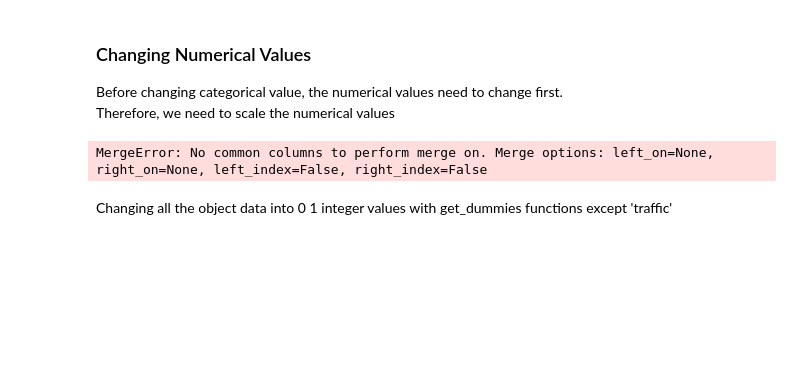
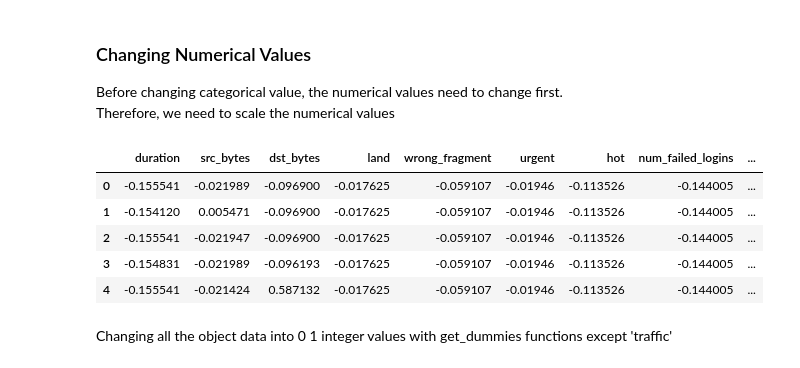
Before and after one commit to ClockWize171/network-traffic-analysis-tensorflow, a Jupyter notebook: kdd19-analysis.ipynb, the cells around one changed output. Drawn from its saved outputs; the diff is of its cells as text; code cells hidden in the pictures; blank space fills up the shorter version.

```diff
--- a/kdd19-analysis.ipynb
+++ b/kdd19-analysis.ipynb
@@ -222,26 +222,33 @@ Therefore, we need to scale the numerical values
 from sklearn.preprocessing import MinMaxScaler, StandardScaler
 standard_scaler = StandardScaler()
 
-# extracting numerical value from ex
+# extracting numerical value from dataframe
 num_cols_train = train_data.select_dtypes(include=['float64','int64']).columns
 num_cols_test = test_data.select_dtypes(include=['float64','int64']).columns
-obj_cols_train = train_data.select_dtypes(include=['object']).columns
-obj_cols_test = test_data.select_dtypes(include=['object']).columns
+obj_cols_train = train_data.select_dtypes(include=['object']).copy()
+obj_cols_test = test_data.select_dtypes(include=['object']).copy()
 
-scaled_train = standard_scaler.fit_transform(train_data.select_dtypes(include=['float64','int64']))
-scaled_test = standard_scaler.fit_transform(test_data.select_dtypes(include=['float64','int64']))
+# scaling numeric data
+scaled_num_train = standard_scaler.fit_transform(train_data.select_dtypes(include=['float64','int64']))
+scaled_num_test = standard_scaler.fit_transform(test_data.select_dtypes(include=['float64','int64']))
 
-# turn column the result back to a dataframe
-scaled_traindf = pd.DataFrame(scaled_train, columns = num_cols_train)
-scaled_testdf = pd.DataFrame(scaled_test, columns = num_cols_test)
+# turn into dataframe
+pd_scaled_num_train = pd.DataFrame(scaled_num_train, columns=num_cols_train)
+pd_scaled_num_test = pd.DataFrame(scaled_num_test, columns=num_cols_test)
 
-# turn row result back to a dataframe
-obj_cols_train = pd.DataFrame(obj_cols_train)
-
-train_data = scaled_traindf.merge(obj_cols_train, left_on=None, right_on=None)
-train_data.head(3)
+# merging both numeric data and object data
+train_data = pd.concat([obj_cols_train, pd_scaled_num_train], axis=1)
+test_data = pd.concat([obj_cols_test, pd_scaled_num_test], axis=1)
-# %% [output]
-MergeError: No common columns to perform merge on. Merge options: left_on=None, right_on=None, left_index=False, right_index=False
+# %%
+# train_data.describe()
+test_data.head()
+# %% [output]
+|  | duration | src_bytes | dst_bytes | land | wrong_fragment | urgent | hot | num_failed_logins | ... |
+| 0 | -0.155541 | -0.021989 | -0.096900 | -0.017625 | -0.059107 | -0.01946 | -0.113526 | -0.144005 | ... |
+| 1 | -0.154120 | 0.005471 | -0.096900 | -0.017625 | -0.059107 | -0.01946 | -0.113526 | -0.144005 | ... |
+| 2 | -0.155541 | -0.021947 | -0.096900 | -0.017625 | -0.059107 | -0.01946 | -0.113526 | -0.144005 | ... |
+| 3 | -0.154831 | -0.021989 | -0.096193 | -0.017625 | -0.059107 | -0.01946 | -0.113526 | -0.144005 | ... |
+| 4 | -0.155541 | -0.021424 | 0.587132 | -0.017625 | -0.059107 | -0.01946 | -0.113526 | -0.144005 | ... |
 # %% [markdown]
 Changing all the object data into 0 1 integer values with get_dummies functions except 'traffic'
 # %%
```
Also changed, not shown: parts of 8 cells of this notebook.
